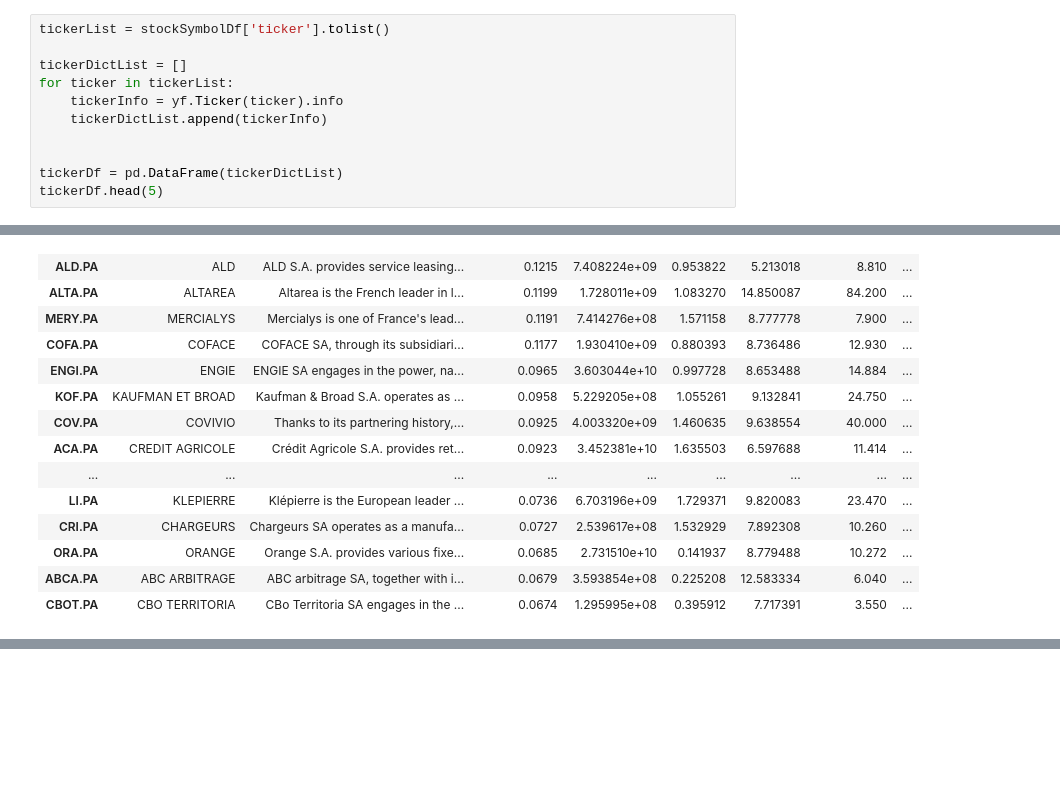
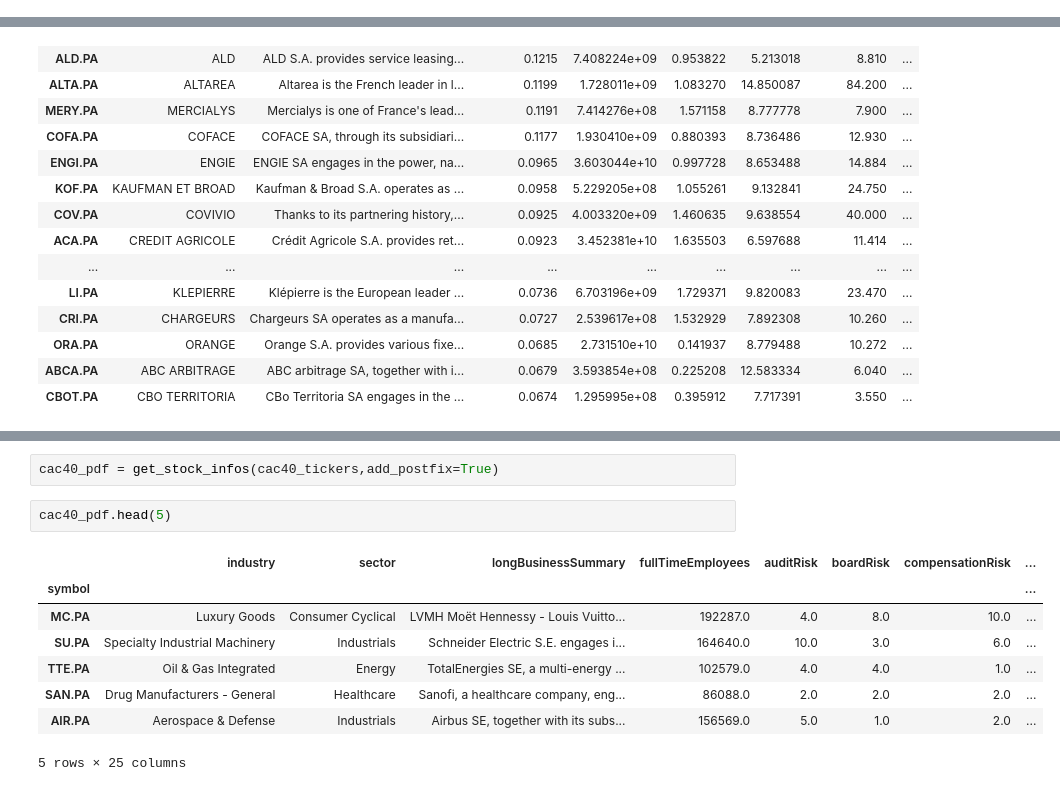
Before and after one commit to pengfei99/python_finance, a Jupyter notebook: notebooks/03.Analyse_French_stocks.ipynb, the cells around one changed output, grey strips where cells are left out. Saved outputs shown, nothing was run; the diff lists cells and outputs as text; blank space fills up the shorter version.

```diff
--- a/notebooks/03.Analyse_French_stocks.ipynb
+++ b/notebooks/03.Analyse_French_stocks.ipynb
@@ -62,14 +64,3 @@ stockSymbolDf.head(5)
 We need more information to judge a stock.
 
 ### 2.1 Which sector the enterprise works on ?
-# %%
-tickerList = stockSymbolDf['ticker'].tolist()
-
-tickerDictList = []
-for ticker in tickerList:
-    tickerInfo = yf.Ticker(ticker).info
-    tickerDictList.append(tickerInfo)
-
-
-tickerDf = pd.DataFrame(tickerDictList)
-tickerDf.head(5)
@@ -250,0 +301,13 @@ stockDivSummary.head(20)
+# %%
+cac40_pdf = get_stock_infos(cac40_tickers,add_postfix=True)
+# %%
+cac40_pdf.head(5)
+# %% [output]
+|  | industry | sector | longBusinessSummary | fullTimeEmployees | auditRisk | boardRisk | compensationRisk | ... |
+| symbol |  |  |  |  |  |  |  | ... |
+| MC.PA | Luxury Goods | Consumer Cyclical | LVMH Moët Hennessy - Louis Vuitto... | 192287.0 | 4.0 | 8.0 | 10.0 | ... |
+| SU.PA | Specialty Industrial Machinery | Industrials | Schneider Electric S.E. engages i... | 164640.0 | 10.0 | 3.0 | 6.0 | ... |
+| TTE.PA | Oil & Gas Integrated | Energy | TotalEnergies SE, a multi-energy ... | 102579.0 | 4.0 | 4.0 | 1.0 | ... |
+| SAN.PA | Drug Manufacturers - General | Healthcare | Sanofi, a healthcare company, eng... | 86088.0 | 2.0 | 2.0 | 2.0 | ... |
+| AIR.PA | Aerospace & Defense | Industrials | Airbus SE, together with its subs... | 156569.0 | 5.0 | 1.0 | 2.0 | ... |
+5 rows × 25 columns
```
Also changed, not shown: parts of 22 cells of this notebook, 1 other file.
